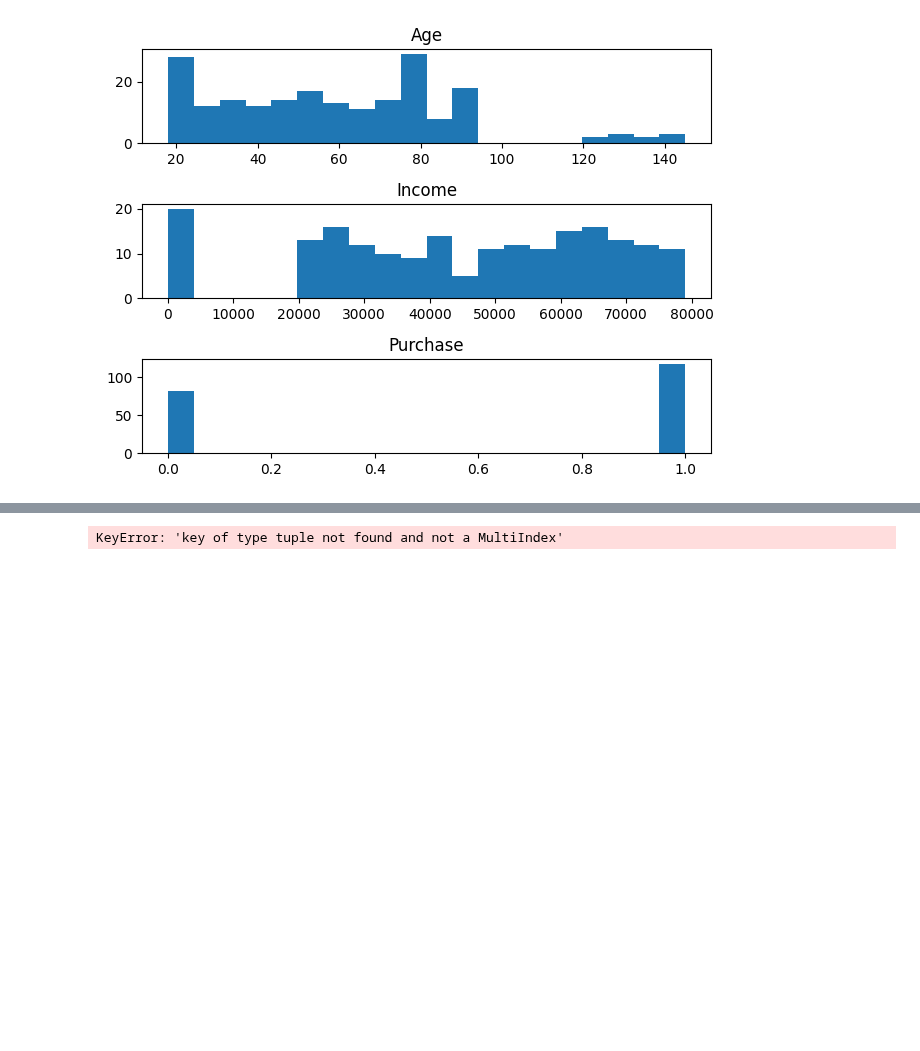
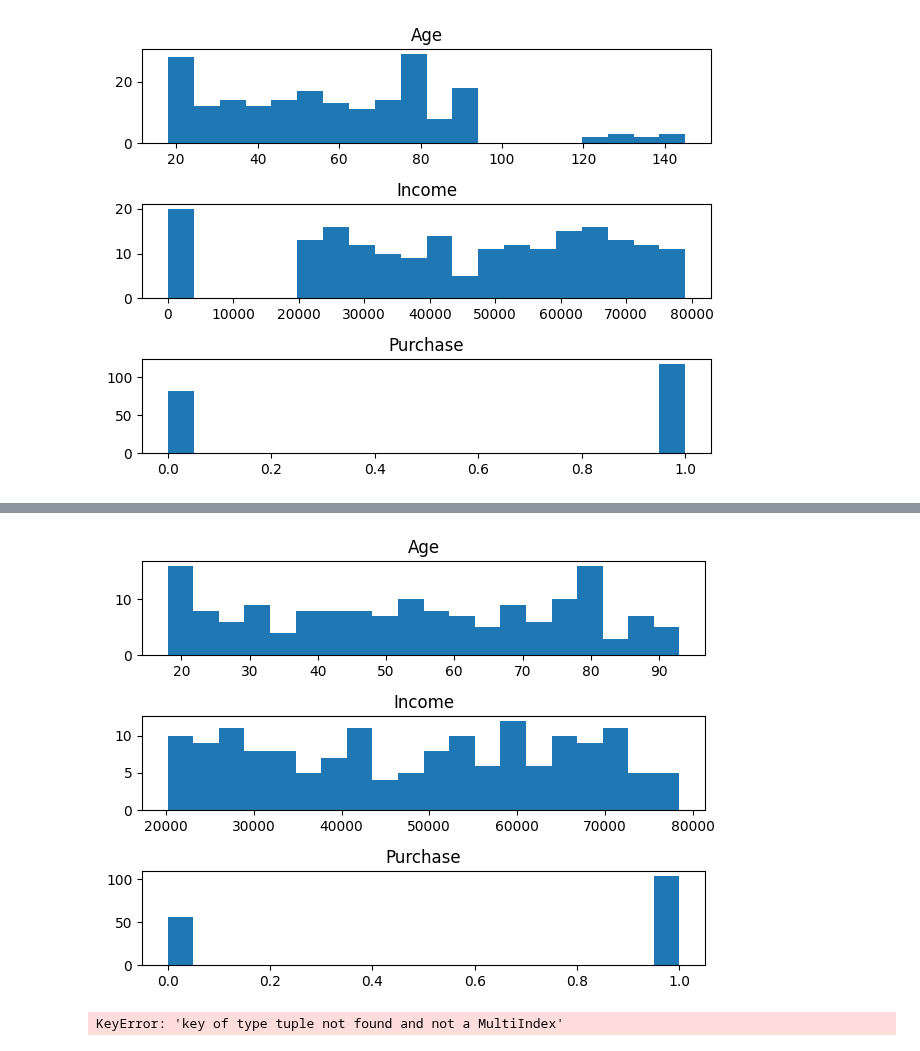
Before and after one commit to SU-IST407-SP25/student-lecture-materials-Qxuto-1, a Jupyter notebook: 10-week10/exercise/lab-exercises.ipynb, the cells around one changed output, grey strips where cells are left out. Saved outputs shown, nothing was run; the diff lists cells and outputs as text; code cells hidden in the pictures; blank space fills up the shorter version.

```diff
--- a/10-week10/exercise/lab-exercises.ipynb
+++ b/10-week10/exercise/lab-exercises.ipynb
@@ -42,3 +45,16 @@ plot_data(df)
+# %%
+from sklearn.ensemble import IsolationForest
+
+iso_forest = IsolationForest(contamination=0.2)
+outliers = iso_forest.fit_predict(df)
+# outliers are marked as 0 by iso forest
+
+df_filtered = df[outliers == 1]
+plot_data(df_filtered)
+
+# windorizing data is an option for eliminating outliers, though it might not be possible in this case
+# %% [output]
+[figure, added]
 # %%
 X = df['Age']
 
```
Also changed, not shown: parts of 3 cells of this notebook.
